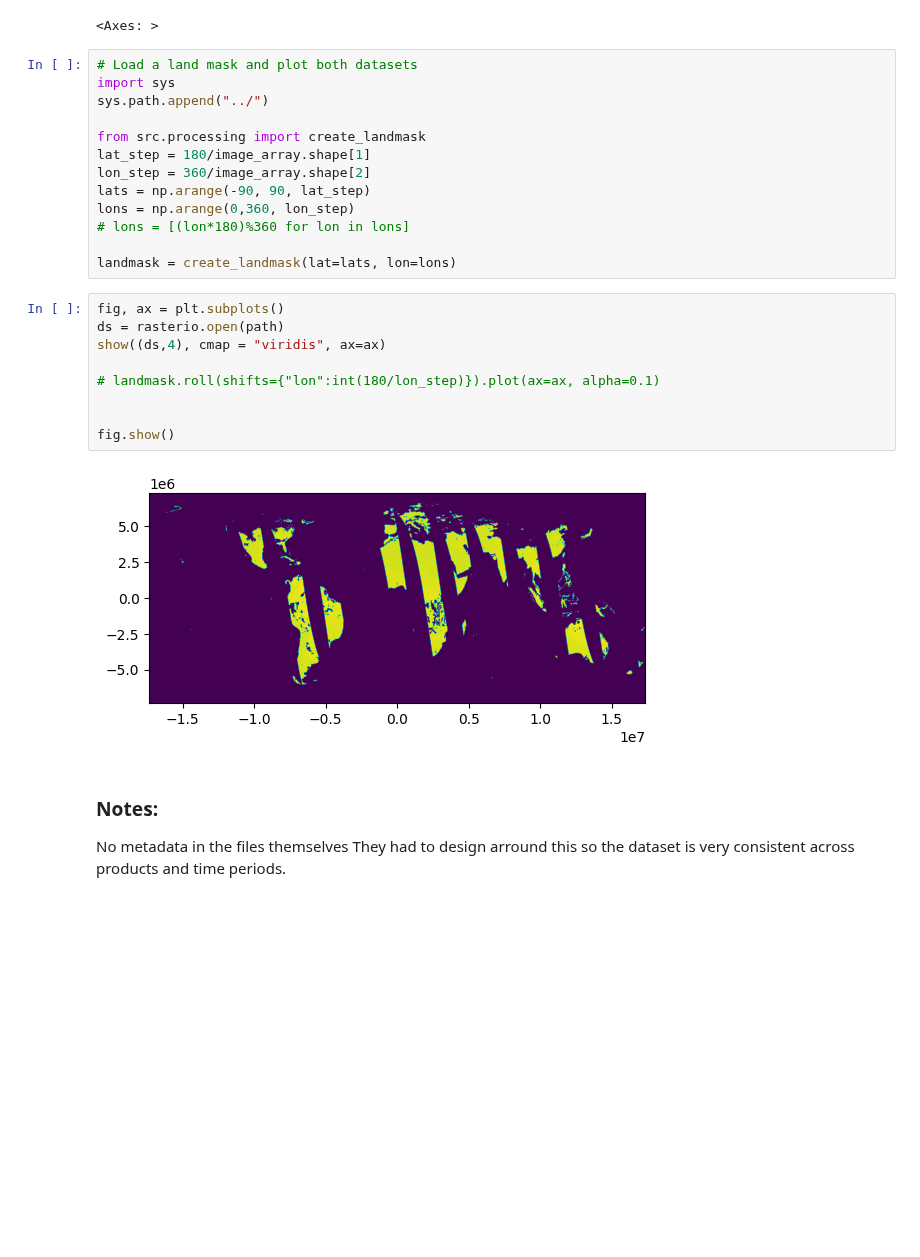
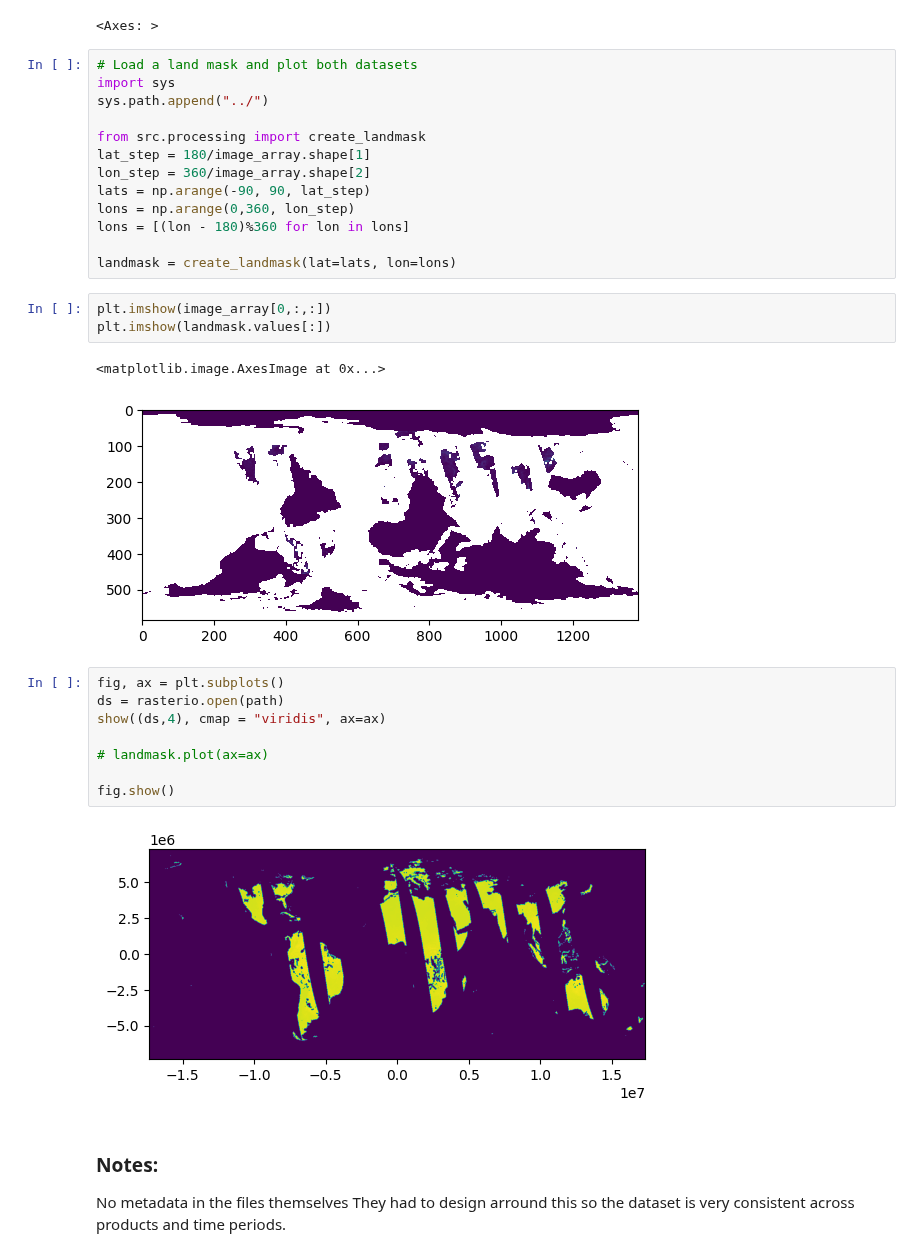
Before and after one commit to AndresTerrer/PMW_LST, a Jupyter notebook: notebooks/SWF_data_exploration.ipynb, the cells around one changed output. Drawn from its saved outputs; the diff is of its cells as text; blank space fills up the shorter version.

Commit message:
trying to add landmask

```diff
--- a/notebooks/SWF_data_exploration.ipynb
+++ b/notebooks/SWF_data_exploration.ipynb
@@ -40,16 +40,21 @@ lat_step = 180/image_array.shape[1]
 lon_step = 360/image_array.shape[2]
 lats = np.arange(-90, 90, lat_step)
 lons = np.arange(0,360, lon_step)
-# lons = [(lon*180)%360 for lon in lons]
+lons = [(lon - 180)%360 for lon in lons]
 
 landmask = create_landmask(lat=lats, lon=lons)
+# %%
+plt.imshow(image_array[0,:,:])
+plt.imshow(landmask.values[:])
+# %% [output]
+<matplotlib.image.AxesImage at 0x...>
+[figure, added]
 # %%
 fig, ax = plt.subplots()
 ds = rasterio.open(path)
 show((ds,4), cmap = "viridis", ax=ax)
 
-# landmask.roll(shifts={"lon":int(180/lon_step)}).plot(ax=ax, alpha=0.1)
-
+# landmask.plot(ax=ax)
 
 fig.show()
 # %% [output]
```
Also changed, not shown: parts of 1 cell of this notebook.
